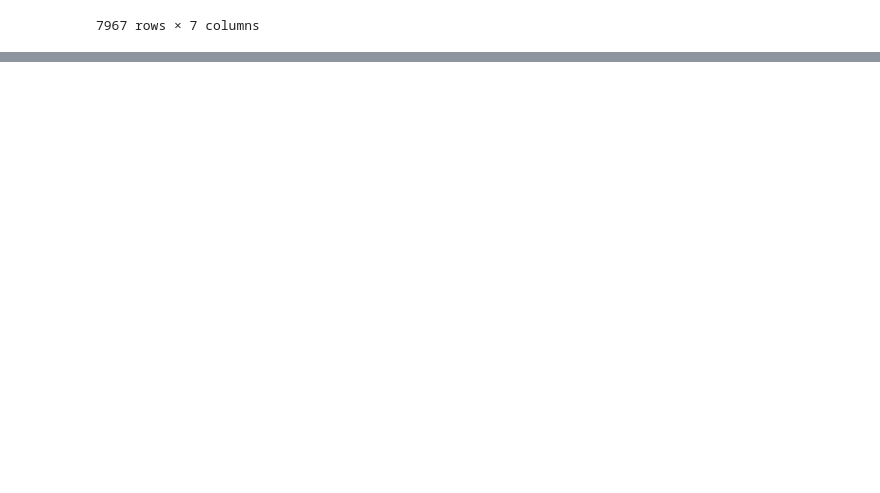
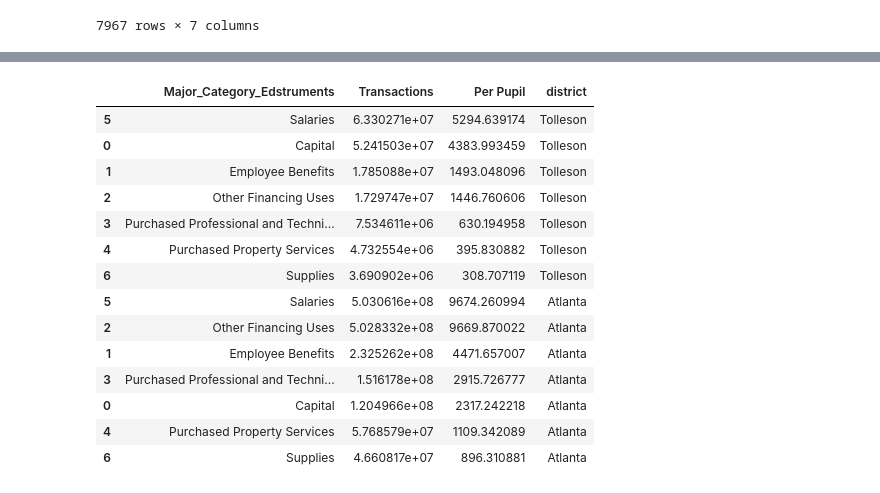
Before and after one commit to apinestealth/district-comparison, a Jupyter notebook: notebooks/whatthehellll.ipynb, the cells around one changed output, grey strips where cells are left out. Saved outputs shown, nothing was run; the diff lists cells and outputs as text; code cells hidden in the pictures; blank space fills up the shorter version.

Commit message:
make graphics

```diff
--- a/notebooks/whatthehellll.ipynb
+++ b/notebooks/whatthehellll.ipynb
@@ -141,0 +158,37 @@ dist_1_merge
+# %%
+#making datasets from make graphics scripts
+dist_1_subcategories = dist_1_merge.groupby("Category_Edstruments")['Transactions'].sum().reset_index()
+dist_1_majorcategories = dist_1_merge.groupby("Major_Category_Edstruments")['Transactions'].sum().reset_index()
+dist_1_majorcategories['Per Pupil'] = dist_1_majorcategories['Transactions']/11956
+dist_1_majorcategories = dist_1_majorcategories.sort_values(by = 'Per Pupil', ascending = False )
+dist_1_majorcategories['district'] = 'Tolleson'
+
+dist_2_subcategories = dist_2_merge.groupby("Category_Edstruments")['Transactions'].sum().reset_index()
+dist_2_majorcategories = dist_2_merge.groupby("Major_Category_Edstruments")['Transactions'].sum().reset_index()
+dist_2_majorcategories['Per Pupil'] = dist_2_majorcategories['Transactions']/52000
+dist_2_majorcategories = dist_2_majorcategories.sort_values(by = 'Per Pupil', ascending = False )
+dist_2_majorcategories['district'] = 'Atlanta'
+
+dists_sub = [dist_1_subcategories, dist_2_subcategories]
+subcategories = pd.concat(dists_sub)
+
+dists_major = [dist_1_majorcategories, dist_2_majorcategories]
+majorcategories = pd.concat(dists_major)
+
+majorcategories
+# %% [output]
+|  | Major_Category_Edstruments | Transactions | Per Pupil | district |
+| 5 | Salaries | 6.330271e+07 | 5294.639174 | Tolleson |
+| 0 | Capital | 5.241503e+07 | 4383.993459 | Tolleson |
+| 1 | Employee Benefits | 1.785088e+07 | 1493.048096 | Tolleson |
+| 2 | Other Financing Uses | 1.729747e+07 | 1446.760606 | Tolleson |
+| 3 | Purchased Professional and Techni... | 7.534611e+06 | 630.194958 | Tolleson |
+| 4 | Purchased Property Services | 4.732554e+06 | 395.830882 | Tolleson |
+| 6 | Supplies | 3.690902e+06 | 308.707119 | Tolleson |
+| 5 | Salaries | 5.030616e+08 | 9674.260994 | Atlanta |
+| 2 | Other Financing Uses | 5.028332e+08 | 9669.870022 | Atlanta |
+| 1 | Employee Benefits | 2.325262e+08 | 4471.657007 | Atlanta |
+| 3 | Purchased Professional and Techni... | 1.516178e+08 | 2915.726777 | Atlanta |
+| 0 | Capital | 1.204966e+08 | 2317.242218 | Atlanta |
+| 4 | Purchased Property Services | 5.768579e+07 | 1109.342089 | Atlanta |
+| 6 | Supplies | 4.660817e+07 | 896.310881 | Atlanta |
```
Also changed, not shown: parts of 4 cells of this notebook, 6 other files.
